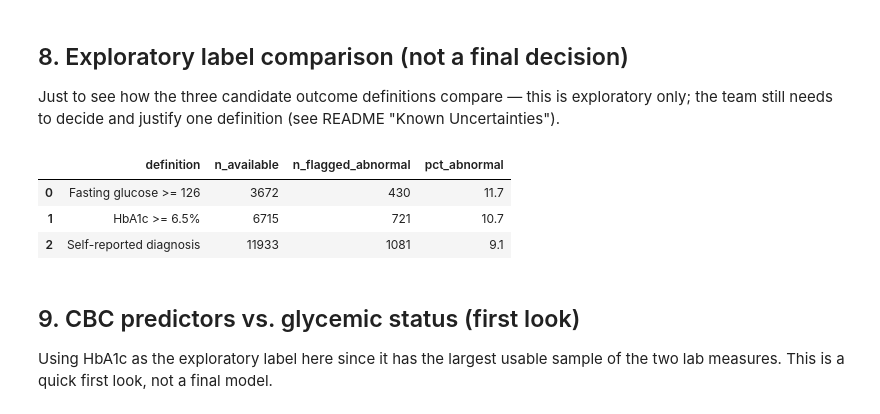
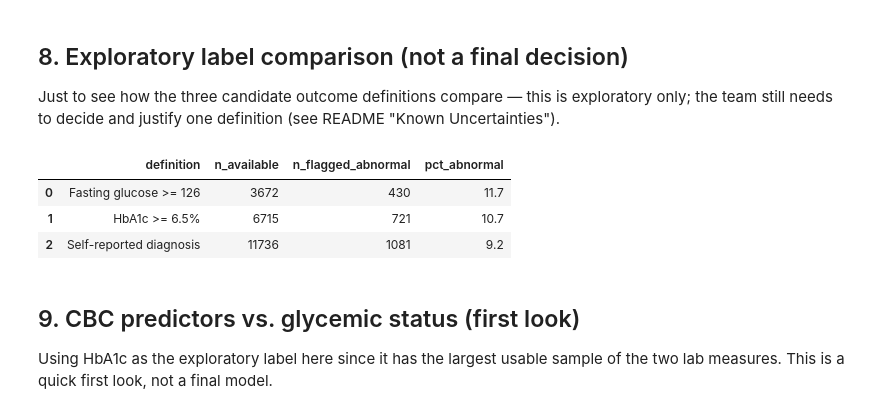
Before and after one commit to hamidsaeed13/VORTEX-BMEN-600-Project, a Jupyter notebook: code/01_eda_cbc_glucose_demographics.ipynb, the cells around one changed output. Saved outputs shown, nothing was run; the diff lists cells and outputs as text; code cells hidden in the pictures.

```diff
--- a/code/01_eda_cbc_glucose_demographics.ipynb
+++ b/code/01_eda_cbc_glucose_demographics.ipynb
@@ -217,24 +217,25 @@ team still needs to decide and justify one definition (see README "Known Uncerta
 # %%
 abnormal_glucose = df["fasting_glucose_mgdl"] >= 126
 abnormal_hba1c = df["hba1c_pct"] >= 6.5
+self_report_valid = df["dx_diabetes"].isin([1, 2, 3])  # Yes/No/Borderline — excludes refused/don't know/missing
 self_report_yes = df["dx_diabetes"] == 1
 
 exploratory_labels = pd.DataFrame({
     "definition": ["Fasting glucose >= 126", "HbA1c >= 6.5%", "Self-reported diagnosis"],
     "n_available": [df["fasting_glucose_mgdl"].notna().sum(),
                      df["hba1c_pct"].notna().sum(),
-                     self_report_yes.notna().sum()],
+                     self_report_valid.sum()],
     "n_flagged_abnormal": [abnormal_glucose.sum(), abnormal_hba1c.sum(), self_report_yes.sum()],
 })
 exploratory_labels["pct_abnormal"] = (
     exploratory_labels["n_flagged_abnormal"] / exploratory_labels["n_available"] * 100
 ).round(1)
 exploratory_labels
 # %% [output]
 |  | definition | n_available | n_flagged_abnormal | pct_abnormal |
 | 0 | Fasting glucose >= 126 | 3672 | 430 | 11.7 |
 | 1 | HbA1c >= 6.5% | 6715 | 721 | 10.7 |
-| 2 | Self-reported diagnosis | 11933 | 1081 | 9.1 |
+| 2 | Self-reported diagnosis | 11736 | 1081 | 9.2 |
 # %% [markdown]
 ## 9. CBC predictors vs. glycemic status (first look)
 
```
Also changed, not shown: parts of 3 cells of this notebook, 8 other files.
